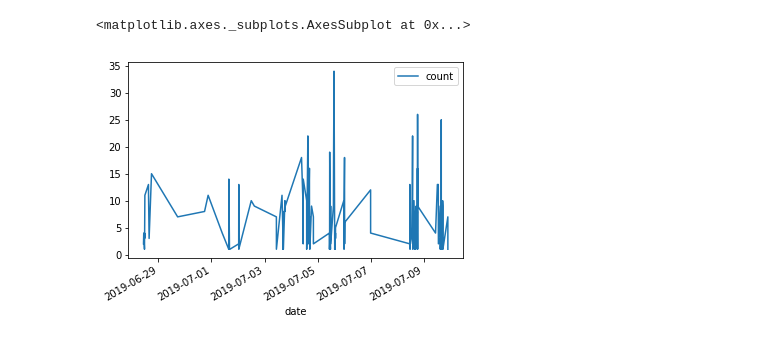
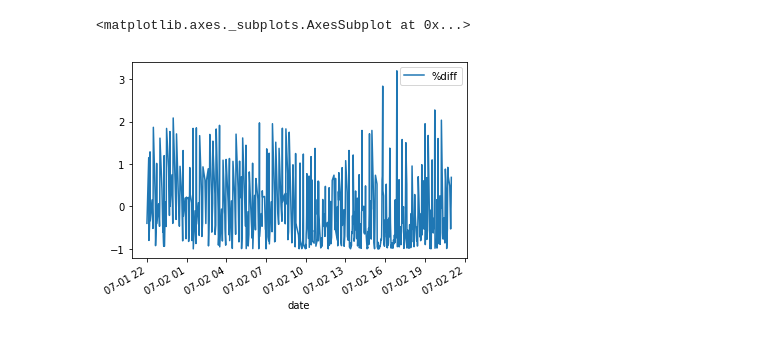
Before and after one commit to operationalintelligence/EmailAlertingSystem, a Jupyter notebook: StreamingNotebook/LSTM.ipynb, the cells around one changed output. Cells and saved outputs as stored; diff of their text form; code cells hidden in the pictures.

```diff
--- a/StreamingNotebook/LSTM.ipynb
+++ b/StreamingNotebook/LSTM.ipynb
@@ -48,5 +78,5 @@ raw_data_flow.lastProgress
 # %%
-alerts = spark.sql("select * from hdfs")
+alerts = spark.sql("select * from diff_hdfs")
 # alerts.show()
 # %%
 from pyspark.sql.window import Window as W
@@ -65,11 +95,12 @@ alerts_pd=alerts_df.toPandas()
 # %%
 import matplotlib.pyplot as plt
 import pandas as pd
-filter_data=alerts_pd[(alerts_pd.system =='confdb')]
+filter_data=alerts_pd[(alerts_pd.system =='couchdb')]
 # %%
 filter_data.set_index('date', inplace=True)
 # %%
-prep=filter_data[['count']]
+# prep=filter_data[['count']]
+prep=filter_data[['%diff']]
 # print(prep.sort_values(by='date'))
 # %%
 # prep.dropna()
@@ -79,12 +121,12 @@ False
 # %%
 %matplotlib inline
 
-prep_fix=prep.loc['2019-06-27':'2019-07-9']
+prep_fix=prep.loc['2019-07-1 22:00:00':'2019-07-2 21:00:00']
 prep_fix.plot()
 # prep.plot()
 # %% [output]
 <matplotlib.axes._subplots.AxesSubplot at 0x...>
-[figure, old version]
+[figure, new version]
 # %%
 import numpy as np
 import math
```
Also changed, not shown: parts of 26 cells of this notebook.
